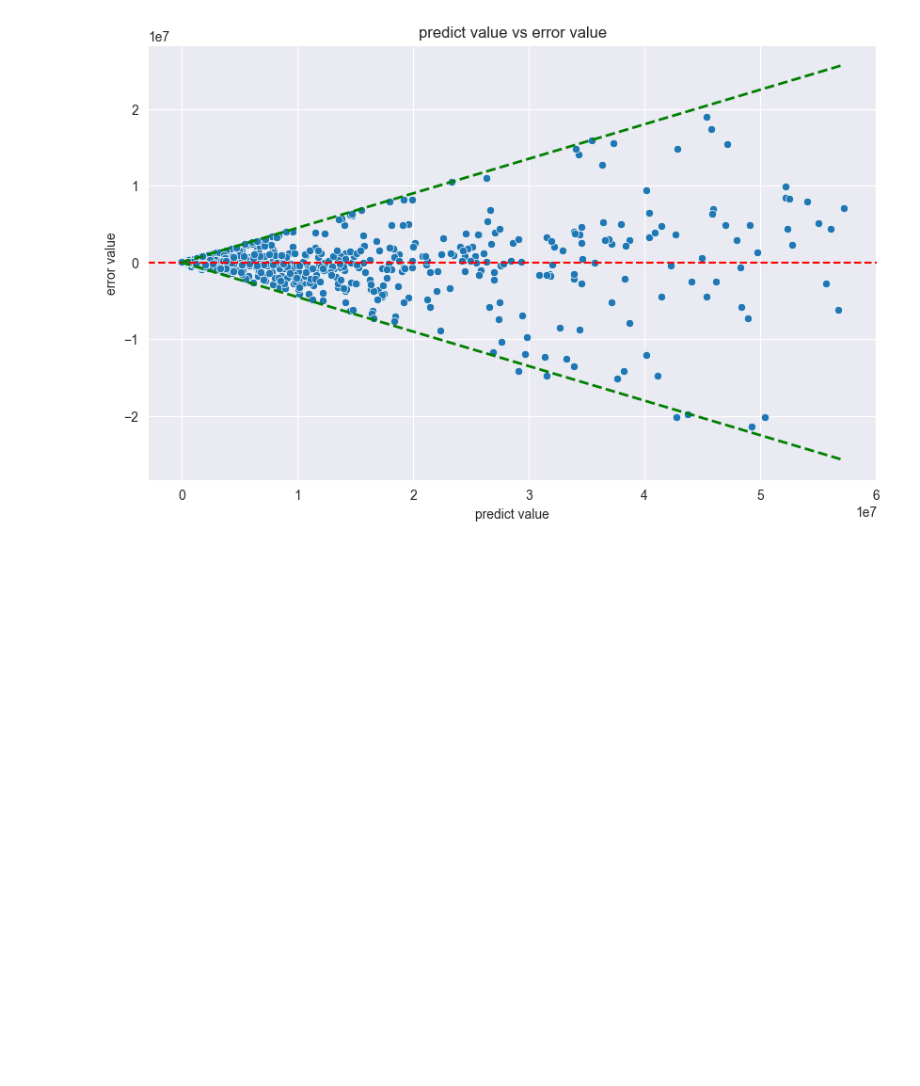
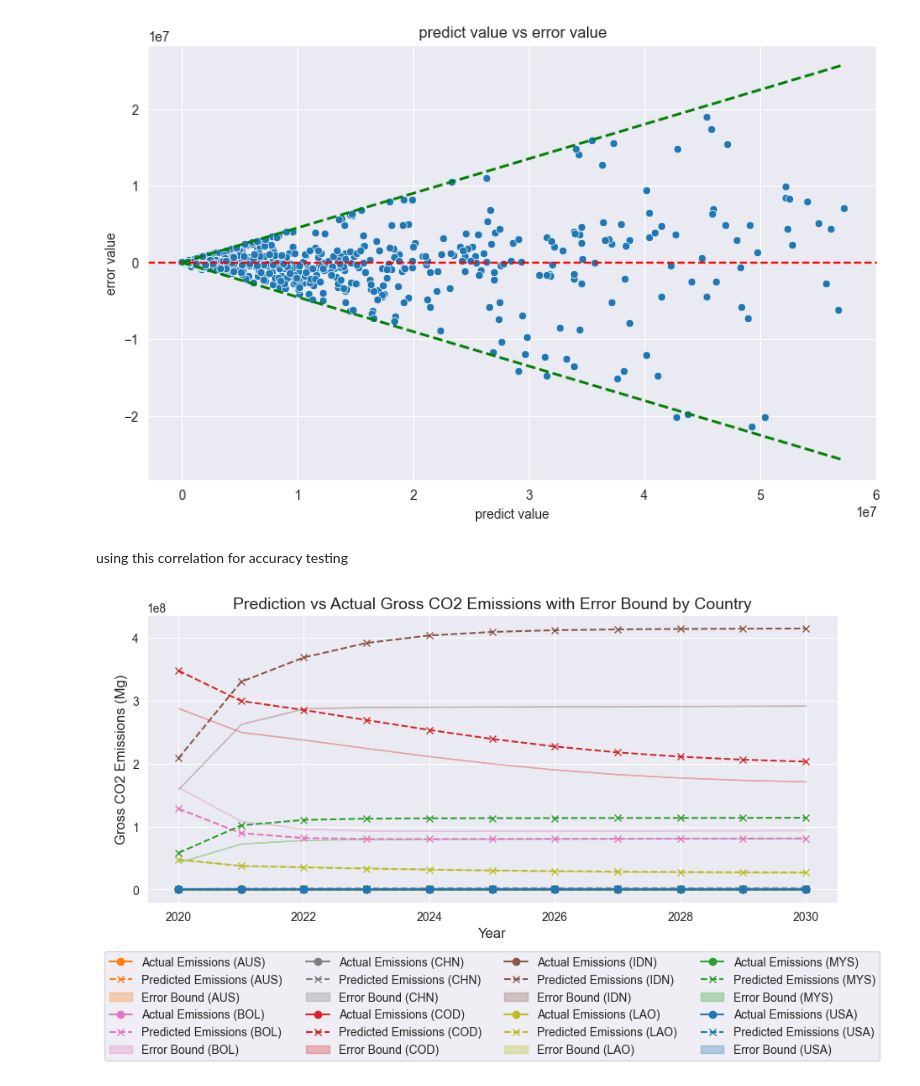
Before and after one commit to XinshuangL/TreeCoverageAnalysis, a Jupyter notebook: visualization.ipynb, the cells around one changed output. Cells and saved outputs as stored; diff of their text form; code cells hidden in the pictures; blank space fills up the shorter version.

```diff
--- a/visualization.ipynb
+++ b/visualization.ipynb
@@ -250,3 +250,5 @@ from correlation_analysis import upperbound_regression_error_visualization
 upperbound_regression_error_visualization()
 # %% [output]
 [figure]
+# %% [markdown]
+using this correlation for accuracy testing
@@ -252,0 +259,65 @@ upperbound_regression_error_visualization()
+# %%
+data = pd.read_csv("output_data/prediction_InPrimaryForest.csv")
+df = pd.DataFrame(data)
+
+accuracies = []
+lower_bounds = []
+upper_bounds = []
+predicted_emissions = []
+
+for _, row in df.iterrows():
+    is_accurate, lower_bound, upper_bound, predicted_gross_emissions = validate_predictions(
+        row['TreeCoverLoss_ha'], row['GrossEmissions_Co2_all_gases_Mg']
+    )
+    accuracies.append(is_accurate)
+    lower_bounds.append(lower_bound)
+    upper_bounds.append(upper_bound)
+    predicted_emissions.append(predicted_gross_emissions)
+
+df['is_accurate'] = accuracies
+df['lower_bound'] = lower_bounds
+df['upper_bound'] = upper_bounds
+df['predicted_gross_emissions'] = predicted_emissions
+
+grouped = df.groupby('CountryCode')
+
+
+colors = {
+            'USA':'#1f77b4',
+            'AUS':'#ff7f0e',
+            'MYS':'#2ca02c',
+            'COD':'#d62728',
+            'CAN':'#9467bd',
+            'IDN':'#8c564b',
+            'BOL':'#e377c2',
+            'CHN':'#7f7f7f',
+            'LAO':'#bcbd22'
+        }
+
+# 进行可视化
+plt.figure(figsize=(10, 6))
+
+# 遍历每个组（国家）并绘制图形
+for country, group in grouped:
+    # 选择该国家的颜色
+    color = colors.get(country, 'gray')
+    if color == 'gray':
+        continue
+
+    plt.plot(group['Year'], group['TreeCoverLoss_ha'], label=f"Actual Emissions ({country})",
+             marker='o', linestyle='-', color=color)
+    plt.plot(group['Year'], group['GrossEmissions_Co2_all_gases_Mg'], label=f"Predicted Emissions ({country})", marker='x',
+             linestyle='--', color=color)
+    plt.fill_between(group['Year'], group['lower_bound'], group['upper_bound'], color=color, alpha=0.3,
+                     label=f"Error Bound ({country})")
+
+plt.title("Prediction vs Actual Gross CO2 Emissions with Error Bound by Country", fontsize=14)
+plt.xlabel("Year", fontsize=12)
+plt.ylabel("Gross CO2 Emissions (Mg)", fontsize=12)
+plt.legend(loc='upper center', bbox_to_anchor=(0.5, -0.15), ncol=4)
+plt.grid(True)
+
+plt.tight_layout()
+plt.show()
+# %% [output]
+[figure, added]
```
Also changed, not shown: parts of 1 cell of this notebook.
